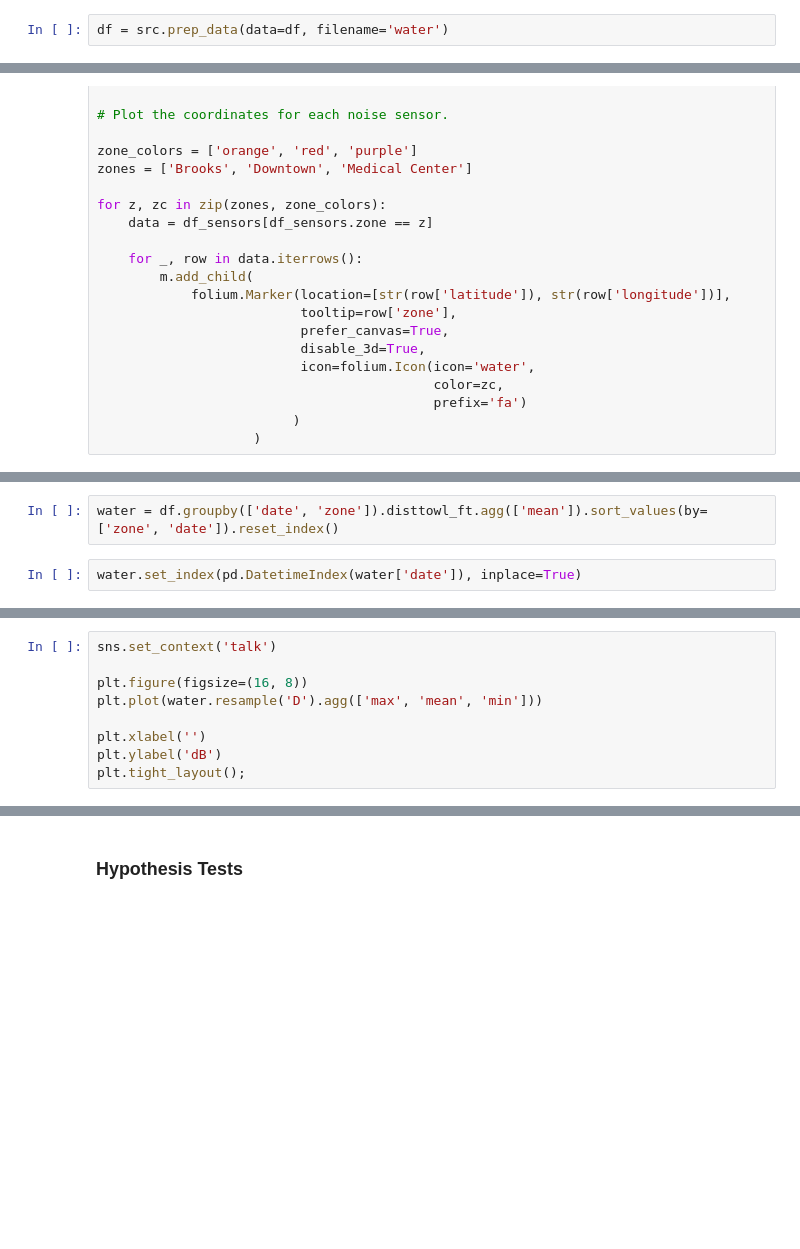
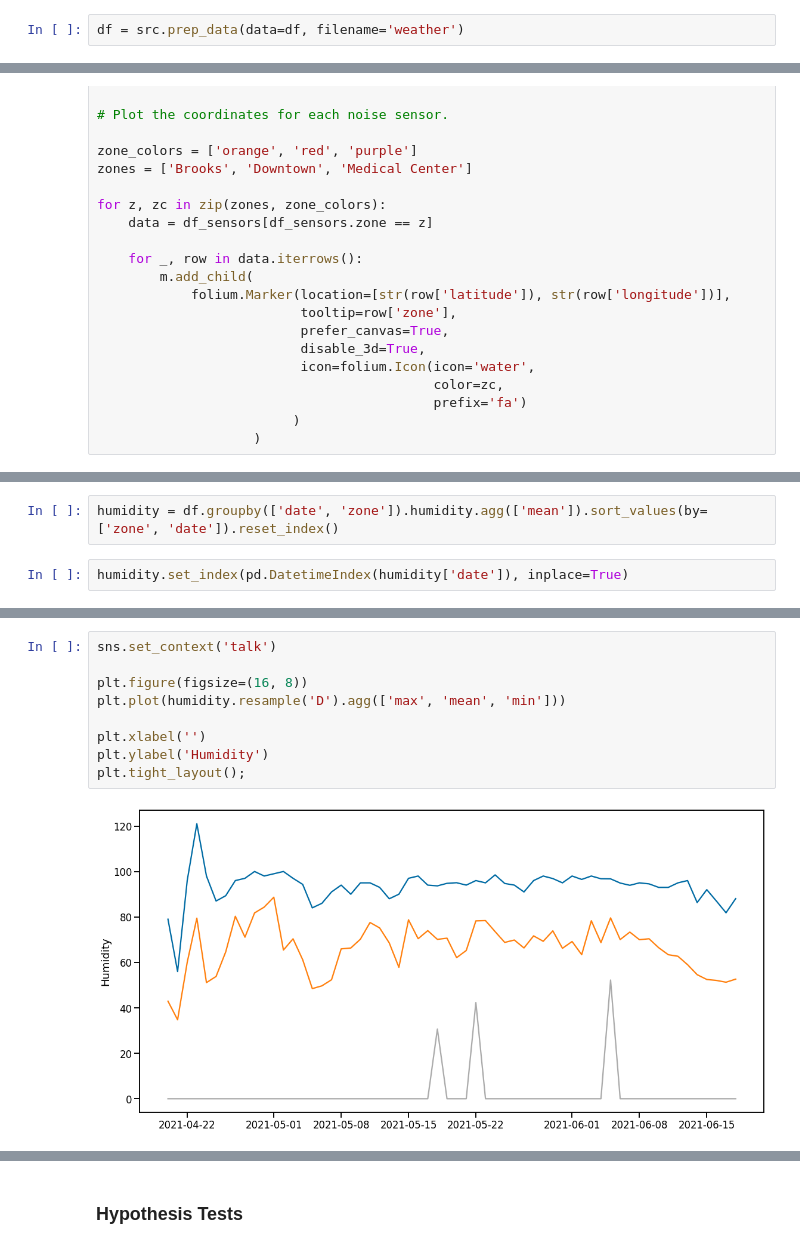
Before and after one commit to Promeos/Smart_San_Antonio, a Jupyter notebook: MVP_Weather.ipynb, the cells around one changed output, grey strips where cells are left out. Cells and saved outputs as stored; diff of their text form; blank space fills up the shorter version.

Commit message:
Successfully prepared all sensor data. Fixed broken code in notebooks. Transferring all prepared sensor data to Tableau for visualization.

```diff
--- a/MVP_Weather.ipynb
+++ b/MVP_Weather.ipynb
@@ -123,7 +123,7 @@ plt.tight_layout();
     - Refer to the data dictionary.
 - Replace "Downtown Market XX" zone with "Downtown"
 # %%
-df = src.prep_data(data=df, filename='water')
+df = src.prep_data(data=df, filename='weather')
 # %% [markdown]
 ## Explore
 # %%
@@ -194,4 +228,4 @@ outliers
 # %%
-water = df.groupby(['date', 'zone']).disttowl_ft.agg(['mean']).sort_values(by=['zone', 'date']).reset_index()
+humidity = df.groupby(['date', 'zone']).humidity.agg(['mean']).sort_values(by=['zone', 'date']).reset_index()
 # %%
-water.set_index(pd.DatetimeIndex(water['date']), inplace=True)
+humidity.set_index(pd.DatetimeIndex(humidity['date']), inplace=True)
@@ -200,10 +249,12 @@ water
 # %%
 sns.set_context('talk')
 
 plt.figure(figsize=(16, 8))
-plt.plot(water.resample('D').agg(['max', 'mean', 'min']))
+plt.plot(humidity.resample('D').agg(['max', 'mean', 'min']))
 
 plt.xlabel('')
-plt.ylabel('dB')
+plt.ylabel('Humidity')
 plt.tight_layout();
+# %% [output]
+[figure, added]
 # %%
```
Also changed, not shown: parts of 25 cells of this notebook, 5 other files.
